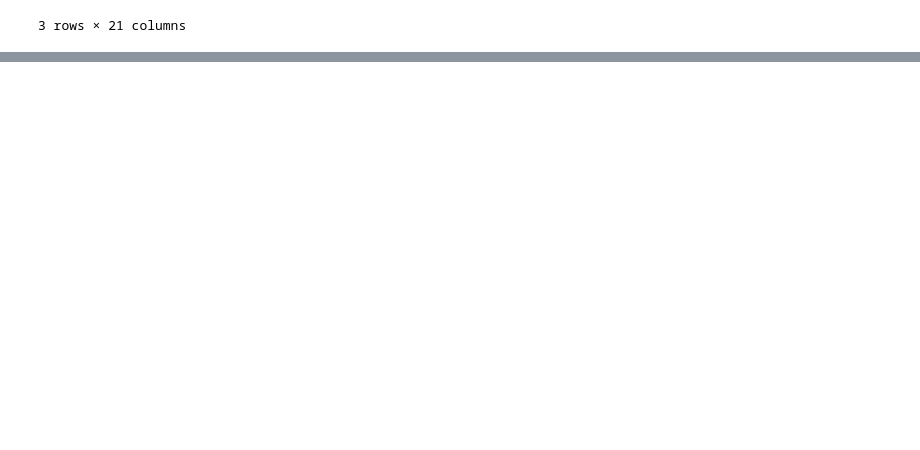
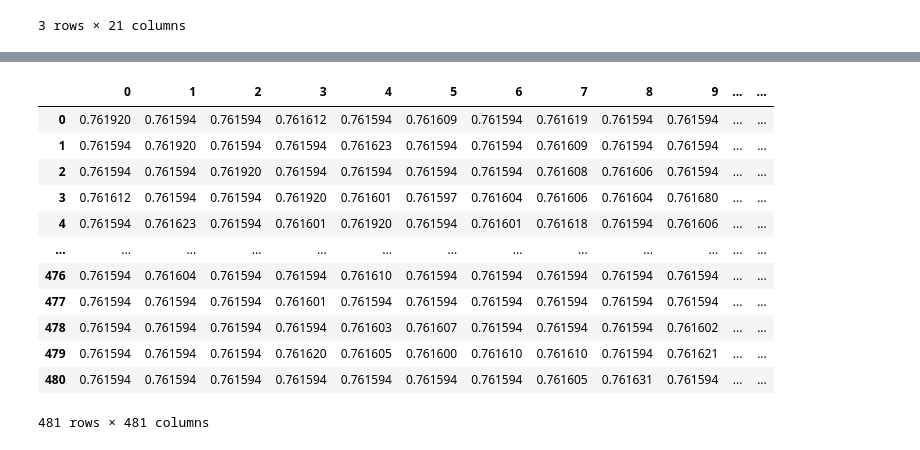
Before and after one commit to VirajThakur03/Movie-Recomendation-System, a Jupyter notebook: Movies_Recc_System_.ipynb, the cells around one changed output, grey strips where cells are left out. Drawn from its saved outputs; the diff is of its cells as text; code cells hidden in the pictures; blank space fills up the shorter version.

```diff
--- a/Movies_Recc_System_.ipynb
+++ b/Movies_Recc_System_.ipynb
@@ -293,0 +395,2 @@ filtered_df.head(3)
+# %%
+sig = sigmoid_kernel(tfv_matrix,tfv_matrix)
@@ -293,0 +413,16 @@ filtered_df.head(3)
+# %%
+pd.DataFrame(sig)
+# %% [output]
+|  | 0 | 1 | 2 | 3 | 4 | 5 | 6 | 7 | 8 | 9 | ... | ... |
+| 0 | 0.761920 | 0.761594 | 0.761594 | 0.761612 | 0.761594 | 0.761609 | 0.761594 | 0.761619 | 0.761594 | 0.761594 | ... | ... |
+| 1 | 0.761594 | 0.761920 | 0.761594 | 0.761594 | 0.761623 | 0.761594 | 0.761594 | 0.761609 | 0.761594 | 0.761594 | ... | ... |
+| 2 | 0.761594 | 0.761594 | 0.761920 | 0.761594 | 0.761594 | 0.761594 | 0.761594 | 0.761608 | 0.761606 | 0.761594 | ... | ... |
+| 3 | 0.761612 | 0.761594 | 0.761594 | 0.761920 | 0.761601 | 0.761597 | 0.761604 | 0.761606 | 0.761604 | 0.761680 | ... | ... |
+| 4 | 0.761594 | 0.761623 | 0.761594 | 0.761601 | 0.761920 | 0.761594 | 0.761601 | 0.761618 | 0.761594 | 0.761606 | ... | ... |
+| ... | ... | ... | ... | ... | ... | ... | ... | ... | ... | ... | ... | ... |
+| 476 | 0.761594 | 0.761604 | 0.761594 | 0.761594 | 0.761610 | 0.761594 | 0.761594 | 0.761594 | 0.761594 | 0.761594 | ... | ... |
+| 477 | 0.761594 | 0.761594 | 0.761594 | 0.761601 | 0.761594 | 0.761594 | 0.761594 | 0.761594 | 0.761594 | 0.761594 | ... | ... |
+| 478 | 0.761594 | 0.761594 | 0.761594 | 0.761594 | 0.761603 | 0.761607 | 0.761594 | 0.761594 | 0.761594 | 0.761602 | ... | ... |
+| 479 | 0.761594 | 0.761594 | 0.761594 | 0.761620 | 0.761605 | 0.761600 | 0.761610 | 0.761610 | 0.761594 | 0.761621 | ... | ... |
+| 480 | 0.761594 | 0.761594 | 0.761594 | 0.761594 | 0.761594 | 0.761594 | 0.761594 | 0.761605 | 0.761631 | 0.761594 | ... | ... |
+481 rows × 481 columns
```
Also changed, not shown: parts of 38 cells of this notebook.
